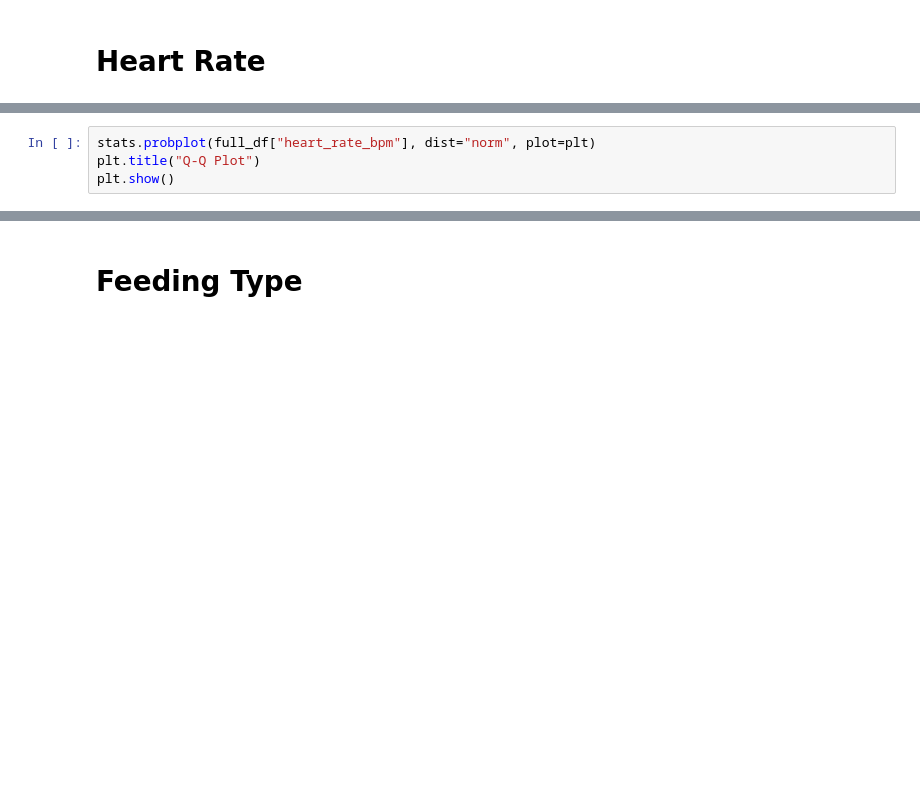
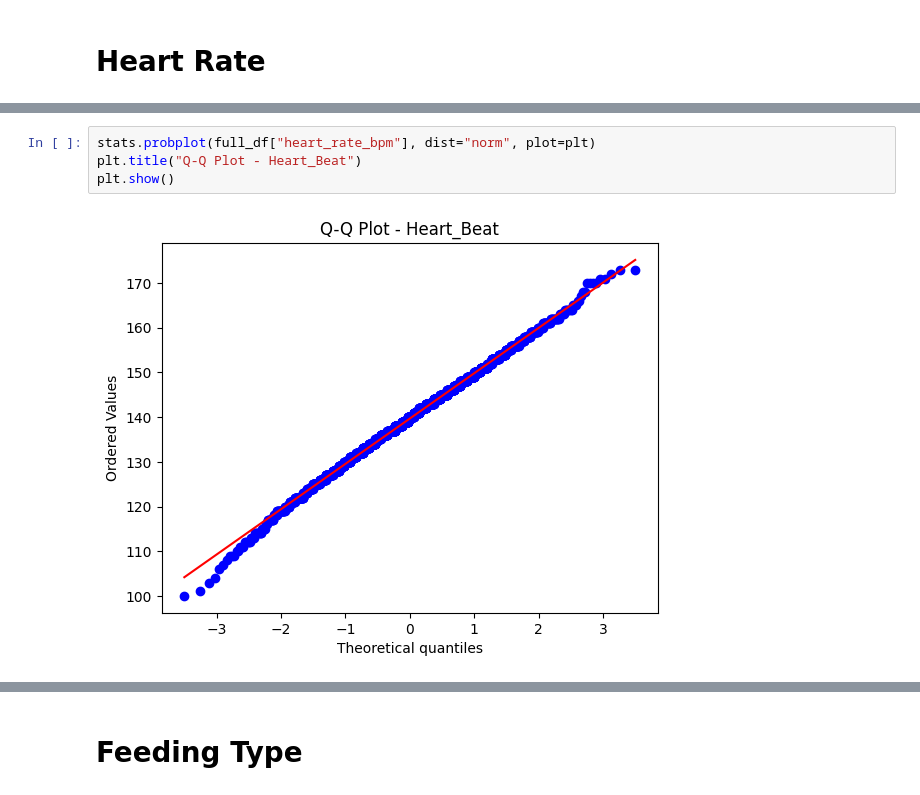
Before and after one commit to rsanche4/MA541-Project, a Jupyter notebook: GenderAndGestationalAge.ipynb, the cells around one changed output, grey strips where cells are left out. Cells and saved outputs as stored; diff of their text form; blank space fills up the shorter version.

```diff
--- a/GenderAndGestationalAge.ipynb
+++ b/GenderAndGestationalAge.ipynb
@@ -90,7 +167,9 @@ full_df["heart_rate_bpm"].describe()
 # %%
 stats.probplot(full_df["heart_rate_bpm"], dist="norm", plot=plt)
-plt.title("Q-Q Plot")
+plt.title("Q-Q Plot - Heart_Beat")
 plt.show()
+# %% [output]
+[figure, added]
 # %%
 stat, p = shapiro(full_df["heart_rate_bpm"])
 print("Shapiro-Wilk p-value:", p)
```
Also changed, not shown: parts of 37 cells of this notebook.
